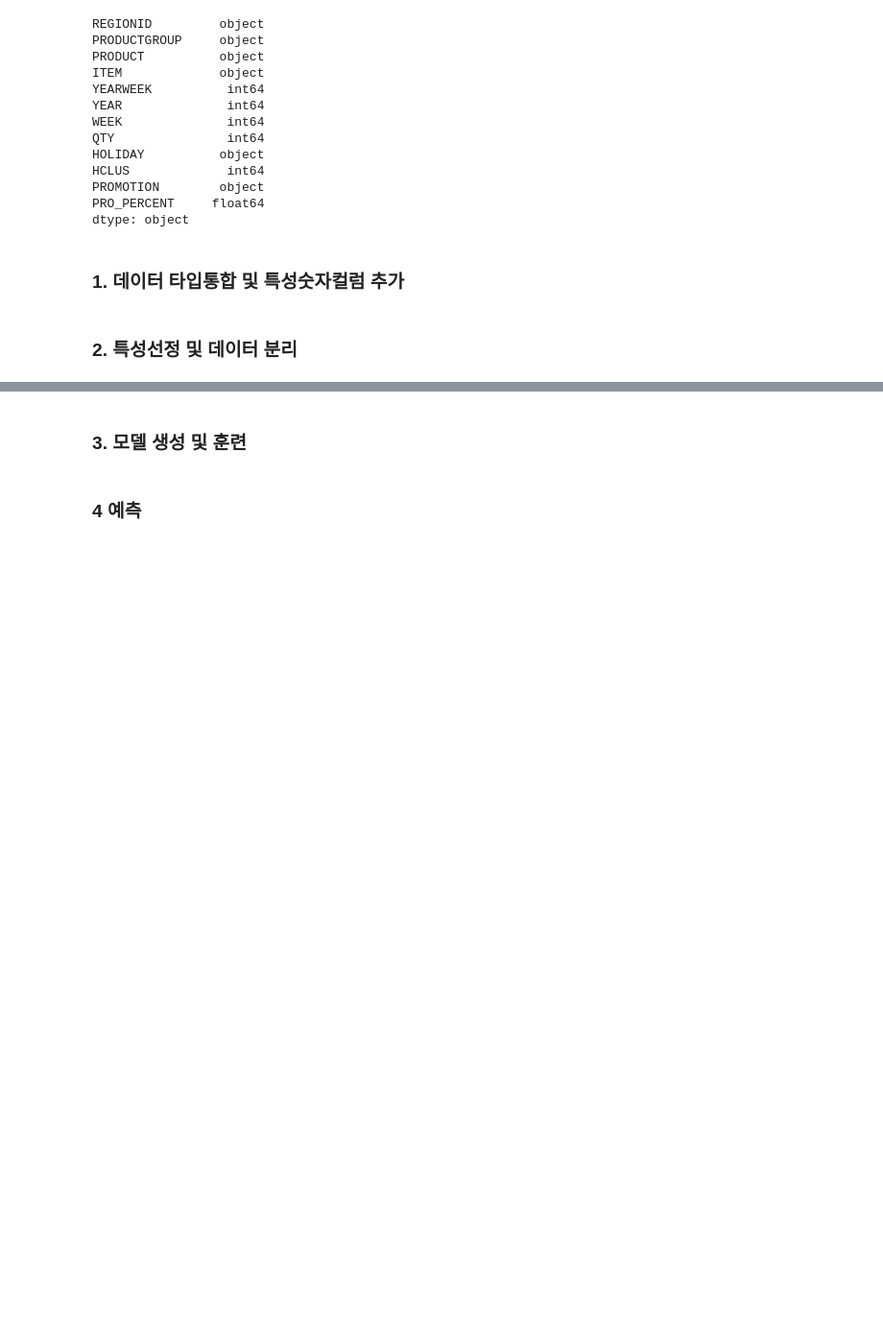
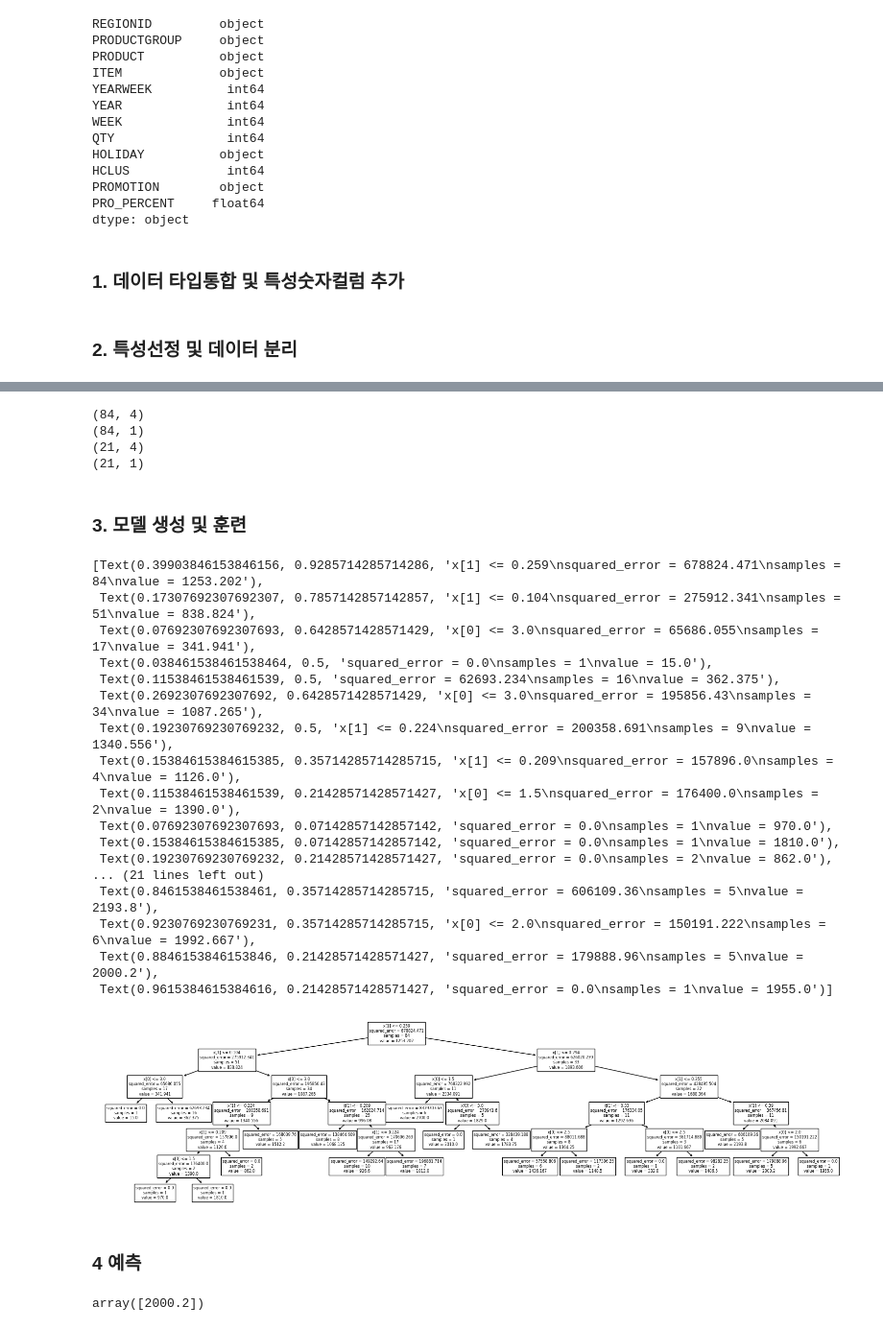
Before and after one commit to hyokwan/skku_python_repo, a Jupyter notebook: 07. 유형별로 실습하는 머신러닝/머신러닝_수예측.ipynb, the cells around one changed output, grey strips where cells are left out. Shown at 96% size. Cells and saved outputs as stored; diff of their text form; code cells hidden in the pictures; blank space fills up the shorter version.

```diff
--- a/07. 유형별로 실습하는 머신러닝/머신러닝_수예측.ipynb
+++ b/07. 유형별로 실습하는 머신러닝/머신러닝_수예측.ipynb
@@ -63,2 +67,21 @@ corrDf.loc[ (abs( corrDf[ label[0] ] ) >= corrStd ) & # 상관계수 절대값
+# %%
+randomValue = 30
+# %%
+trainData,testData = train_test_split(featuresData,
+                 test_size=0.2,
+                 random_state=randomValue)
+trainDataFeatures = trainData.loc[ :, features ]
+trainDataLabel = trainData.loc[ :, label ]
+testDataFeatures = testData.loc[ :, features ]
+testDataLabel = testData.loc[ :, label ]
+print(trainDataFeatures.shape)
+print(trainDataLabel.shape)
+print(testDataFeatures.shape)
+print(testDataLabel.shape)
+# %% [output]
+(84, 4)
+(84, 1)
+(21, 4)
+(21, 1)
 # %% [markdown]
 ### 3. 모델 생성 및 훈련
@@ -65,2 +91,37 @@ corrDf.loc[ (abs( corrDf[ label[0] ] ) >= corrStd ) & # 상관계수 절대값
+# %%
+dtModel = tree.DecisionTreeRegressor(random_state=randomValue)
+# %%
+fittedDtModel = dtModel.fit( trainDataFeatures, trainDataLabel )
+# %%
+plt.figure( figsize=(20,5))
+plot_tree(  fittedDtModel )
+# %% [output]
+[Text(0.39903846153846156, 0.9285714285714286, 'x[1] <= 0.259\nsquared_error = 678824.471\nsamples = 84\nvalue = 1253.202'),
+ Text(0.17307692307692307, 0.7857142857142857, 'x[1] <= 0.104\nsquared_error = 275912.341\nsamples = 51\nvalue = 838.824'),
+ Text(0.07692307692307693, 0.6428571428571429, 'x[0] <= 3.0\nsquared_error = 65686.055\nsamples = 17\nvalue = 341.941'),
+ Text(0.038461538461538464, 0.5, 'squared_error = 0.0\nsamples = 1\nvalue = 15.0'),
+ Text(0.11538461538461539, 0.5, 'squared_error = 62693.234\nsamples = 16\nvalue = 362.375'),
+ Text(0.2692307692307692, 0.6428571428571429, 'x[0] <= 3.0\nsquared_error = 195856.43\nsamples = 34\nvalue = 1087.265'),
+ Text(0.19230769230769232, 0.5, 'x[1] <= 0.224\nsquared_error = 200358.691\nsamples = 9\nvalue = 1340.556'),
+ Text(0.15384615384615385, 0.35714285714285715, 'x[1] <= 0.209\nsquared_error = 157896.0\nsamples = 4\nvalue = 1126.0'),
+ Text(0.11538461538461539, 0.21428571428571427, 'x[0] <= 1.5\nsquared_error = 176400.0\nsamples = 2\nvalue = 1390.0'),
+ Text(0.07692307692307693, 0.07142857142857142, 'squared_error = 0.0\nsamples = 1\nvalue = 970.0'),
+ Text(0.15384615384615385, 0.07142857142857142, 'squared_error = 0.0\nsamples = 1\nvalue = 1810.0'),
+ Text(0.19230769230769232, 0.21428571428571427, 'squared_error = 0.0\nsamples = 2\nvalue = 862.0'),
+... (21 lines left out)
+ Text(0.8461538461538461, 0.35714285714285715, 'squared_error = 606109.36\nsamples = 5\nvalue = 2193.8'),
+ Text(0.9230769230769231, 0.35714285714285715, 'x[0] <= 2.0\nsquared_error = 150191.222\nsamples = 6\nvalue = 1992.667'),
+ Text(0.8846153846153846, 0.21428571428571427, 'squared_error = 179888.96\nsamples = 5\nvalue = 2000.2'),
+ Text(0.9615384615384616, 0.21428571428571427, 'squared_error = 0.0\nsamples = 1\nvalue = 1955.0')]
+[figure, added]
 # %% [markdown]
 ### 4 예측
+# %%
+inHclus = 1
+inPropercent = 0.4
+inHoliday = 1
+inPromotion = 1
+inDf = pd.DataFrame( [[inHclus, inPropercent, inHoliday, inPromotion ]] )
+fittedDtModel.predict( inDf )
+# %% [output]
+array([2000.2])
```
Also changed, not shown: parts of 3 cells of this notebook.
